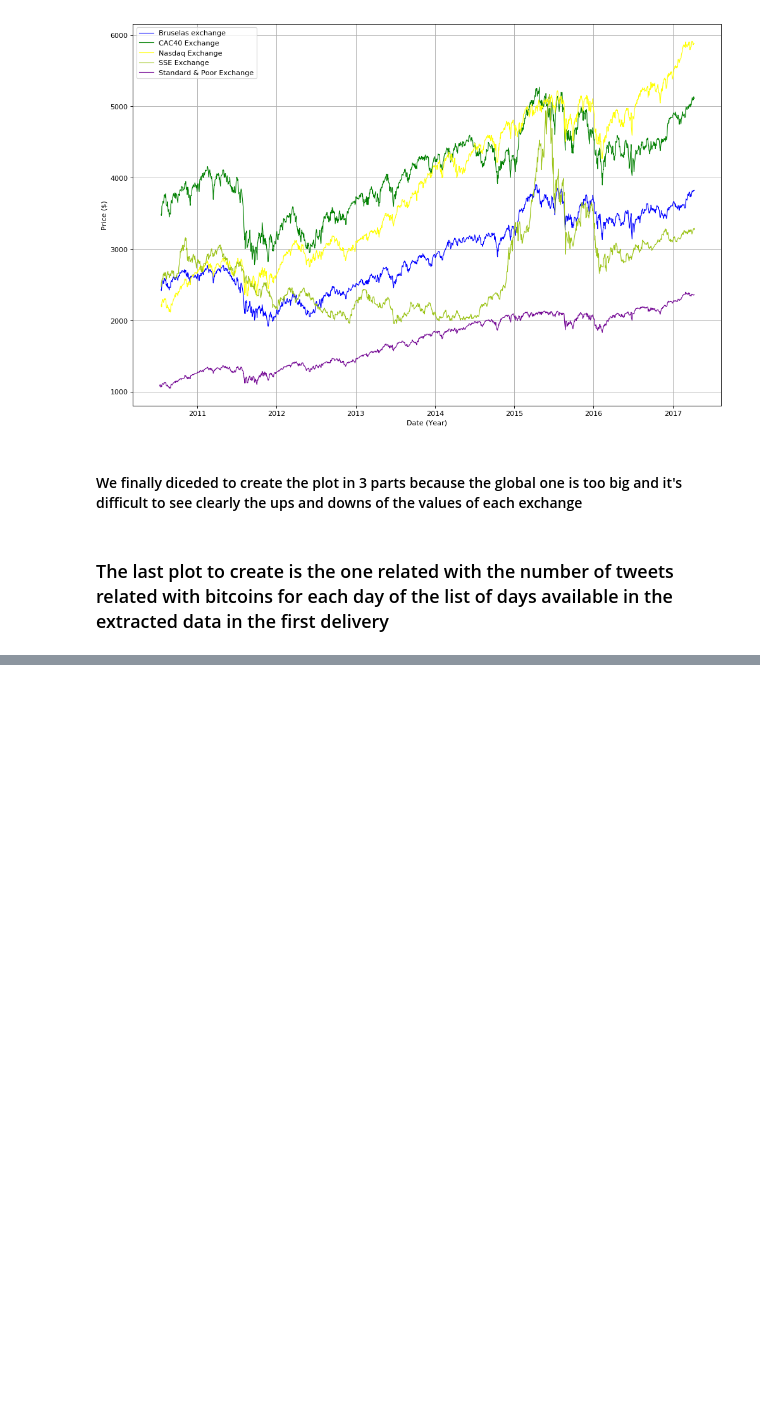
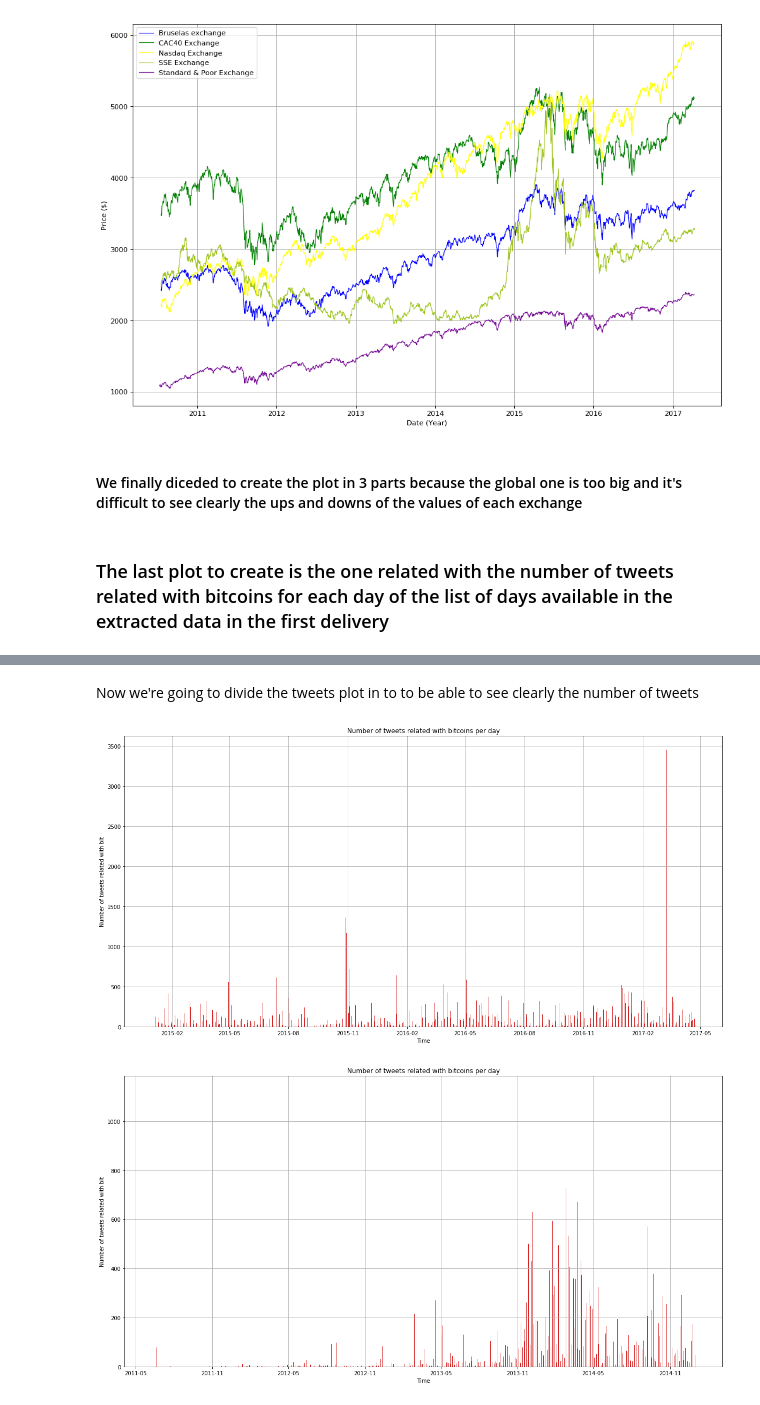
Before and after one commit to BigDataP/BigData, a Jupyter notebook: MapReduce/ProjectPlots.ipynb, the cells around one changed output, grey strips where cells are left out. Cells and saved outputs as stored; diff of their text form; code cells hidden in the pictures; blank space fills up the shorter version.

```diff
--- a/MapReduce/ProjectPlots.ipynb
+++ b/MapReduce/ProjectPlots.ipynb
@@ -214,15 +211,36 @@ def get_data(filename):
     return l
 # %%
-def get_plot():
+def get_plot(x, y):
     import numpy as np
     import matplotlib.mlab as mlab
     import matplotlib.pyplot as plt
 
     plt.figure(figsize=(20,10))
     plt.title("Number of tweets related with bitcoins per day")
-    plt.xlabel('Days')
+    plt.xlabel('Time')
     plt.ylabel('Number of tweets related with bit')
 
-    plt.bar(dates, values, 0.35, color='#d62728')
+    plt.bar(x, y, 0.35, color='#d62728')
     plt.grid(True)
     plt.show()
+# %% [markdown]
+Now we're going to divide the tweets plot in to to be able to see clearly the number of tweets
+# %%
+sum_f1 = rdd.filter(lambda y: str(y[0])[:4]=='2017' or str(y[0])[:4]=='2016' or str(y[0])[:4]=='2015' ).reduceByKey(lambda a,b: a+b)
+
+sum_f2 = rdd.filter(lambda y: str(y[0])[:4]=='2014' or str(y[0])[:4]=='2013' or str(y[0])[:4]=='2012'\
+                    or str(y[0])[:4]=='2011').reduceByKey(lambda a,b: a+b)
+
+
+dates1 = sum_f1.map(lambda r: dt.datetime.strptime(r[0],'%Y-%m-%d').date()).collect()
+values1 = sum_f1.map(lambda r: r[1]).collect()
+
+get_plot(dates1, values1)
+
+dates2 = sum_f2.map(lambda r: dt.datetime.strptime(r[0],'%Y-%m-%d').date()).collect()
+values2 = sum_f2.map(lambda r: r[1]).collect()
+
+get_plot(dates2, values2)
+# %% [output]
+[figure, added]
+[figure, added]
```
Also changed, not shown: parts of 2 cells of this notebook, 1 other file.
